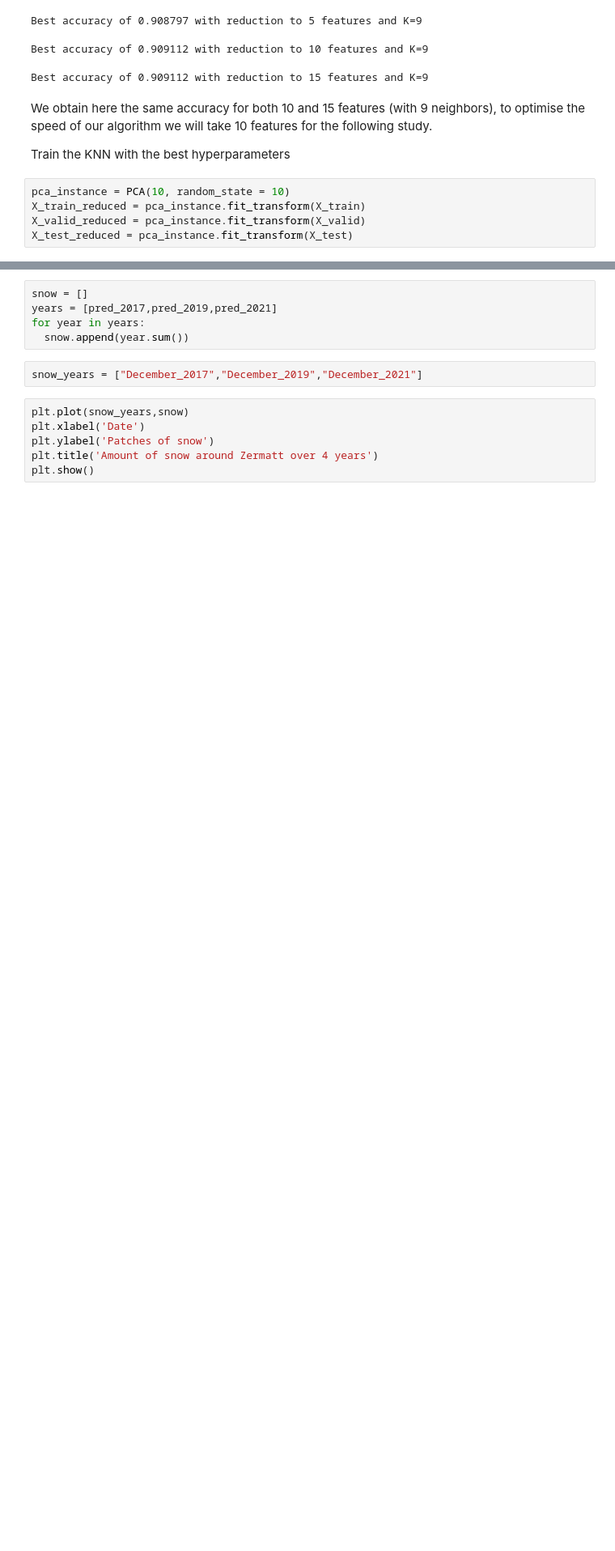
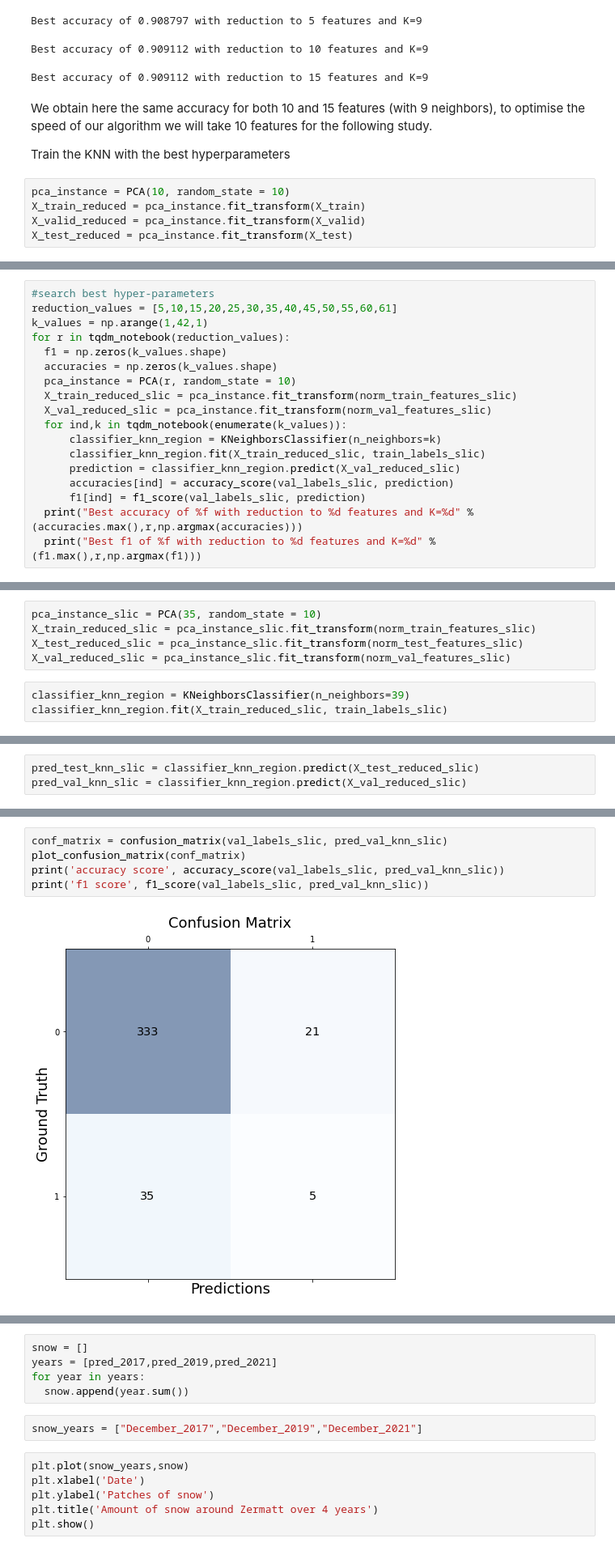
Before and after one commit to Clement-Nicolle/IPEO, a Jupyter notebook: IPEO_Diminution_of_snow_around_Zermatt.ipynb, the cells around one changed output, grey strips where cells are left out. Shown at 81% size. Drawn from its saved outputs; the diff is of its cells as text; blank space fills up the shorter version.

```diff
--- a/IPEO_Diminution_of_snow_around_Zermatt.ipynb
+++ b/IPEO_Diminution_of_snow_around_Zermatt.ipynb
@@ -352,0 +531,18 @@ plt.imshow(np.resize(pred_2021,(252,208)))
+# %%
+#search best hyper-parameters
+reduction_values = [5,10,15,20,25,30,35,40,45,50,55,60,61]
+k_values = np.arange(1,42,1)
+for r in tqdm_notebook(reduction_values):
+  f1 = np.zeros(k_values.shape)
+  accuracies = np.zeros(k_values.shape)
+  pca_instance = PCA(r, random_state = 10)
+  X_train_reduced_slic = pca_instance.fit_transform(norm_train_features_slic)
+  X_val_reduced_slic = pca_instance.fit_transform(norm_val_features_slic)
+  for ind,k in tqdm_notebook(enumerate(k_values)):
+      classifier_knn_region = KNeighborsClassifier(n_neighbors=k)
+      classifier_knn_region.fit(X_train_reduced_slic, train_labels_slic)
+      prediction = classifier_knn_region.predict(X_val_reduced_slic)
+      accuracies[ind] = accuracy_score(val_labels_slic, prediction)
+      f1[ind] = f1_score(val_labels_slic, prediction)
+  print("Best accuracy of %f with reduction to %d features and K=%d" % (accuracies.max(),r,np.argmax(accuracies)))
+  print("Best f1 of %f with reduction to %d features and K=%d" % (f1.max(),r,np.argmax(f1)))
@@ -352,0 +576,8 @@ plt.imshow(np.resize(pred_2021,(252,208)))
+# %%
+pca_instance_slic = PCA(35, random_state = 10)
+X_train_reduced_slic = pca_instance_slic.fit_transform(norm_train_features_slic)
+X_test_reduced_slic = pca_instance_slic.fit_transform(norm_test_features_slic)
+X_val_reduced_slic = pca_instance_slic.fit_transform(norm_val_features_slic)
+# %%
+classifier_knn_region = KNeighborsClassifier(n_neighbors=39)
+classifier_knn_region.fit(X_train_reduced_slic, train_labels_slic)
@@ -352,0 +586,3 @@ plt.imshow(np.resize(pred_2021,(252,208)))
+# %%
+pred_test_knn_slic = classifier_knn_region.predict(X_test_reduced_slic)
+pred_val_knn_slic = classifier_knn_region.predict(X_val_reduced_slic)
@@ -352,0 +591,7 @@ plt.imshow(np.resize(pred_2021,(252,208)))
+# %%
+conf_matrix = confusion_matrix(val_labels_slic, pred_val_knn_slic)
+plot_confusion_matrix(conf_matrix)
+print('accuracy score', accuracy_score(val_labels_slic, pred_val_knn_slic))
+print('f1 score', f1_score(val_labels_slic, pred_val_knn_slic))
+# %% [output]
+[figure, added]
```
Also changed, not shown: parts of 63 cells of this notebook, 3 other files.
